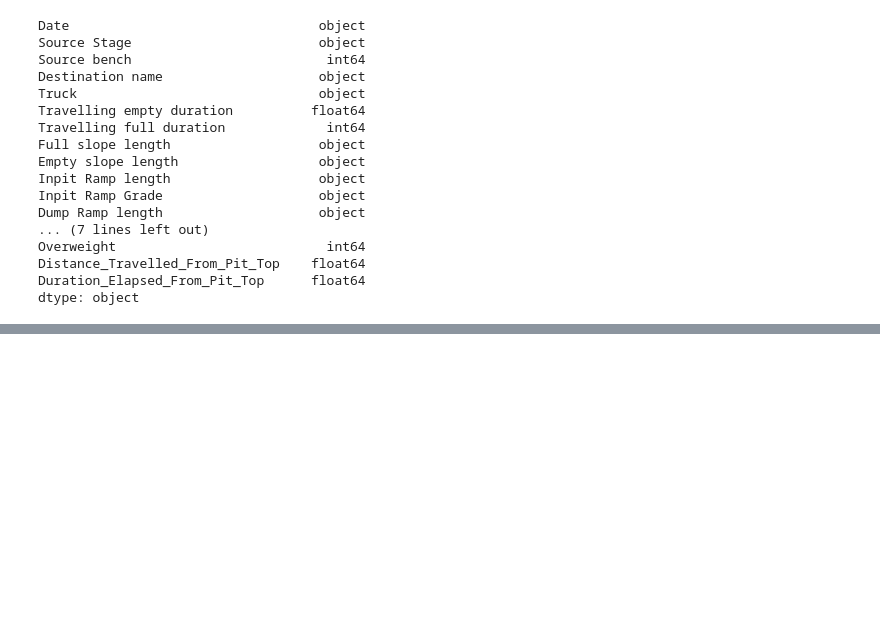
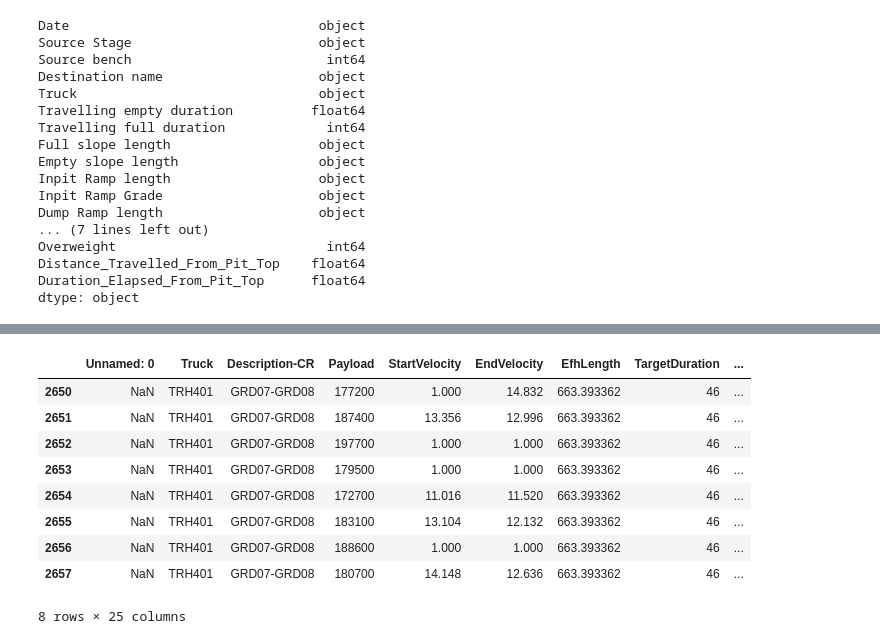
Before and after one commit to ognpa/unearthed, a Jupyter notebook: Untitled.ipynb, the cells around one changed output, grey strips where cells are left out. Cells and saved outputs as stored; diff of their text form; code cells hidden in the pictures; blank space fills up the shorter version.

```diff
--- a/Untitled.ipynb
+++ b/Untitled.ipynb
@@ -186,0 +212,13 @@ dtype: object
+# %%
+df.loc[(df.Truck=='TRH401')&(df['Description-CR']=='GRD07-GRD08'),:]
+# %% [output]
+|  | Unnamed: 0 | Truck | Description-CR | Payload | StartVelocity | EndVelocity | EfhLength | TargetDuration | ... |
+| 2650 | NaN | TRH401 | GRD07-GRD08 | 177200 | 1.000 | 14.832 | 663.393362 | 46 | ... |
+| 2651 | NaN | TRH401 | GRD07-GRD08 | 187400 | 13.356 | 12.996 | 663.393362 | 46 | ... |
+| 2652 | NaN | TRH401 | GRD07-GRD08 | 197700 | 1.000 | 1.000 | 663.393362 | 46 | ... |
+| 2653 | NaN | TRH401 | GRD07-GRD08 | 179500 | 1.000 | 1.000 | 663.393362 | 46 | ... |
+| 2654 | NaN | TRH401 | GRD07-GRD08 | 172700 | 11.016 | 11.520 | 663.393362 | 46 | ... |
+| 2655 | NaN | TRH401 | GRD07-GRD08 | 183100 | 13.104 | 12.132 | 663.393362 | 46 | ... |
+| 2656 | NaN | TRH401 | GRD07-GRD08 | 188600 | 1.000 | 1.000 | 663.393362 | 46 | ... |
+| 2657 | NaN | TRH401 | GRD07-GRD08 | 180700 | 14.148 | 12.636 | 663.393362 | 46 | ... |
+8 rows × 25 columns
```
Also changed, not shown: parts of 5 cells of this notebook.
